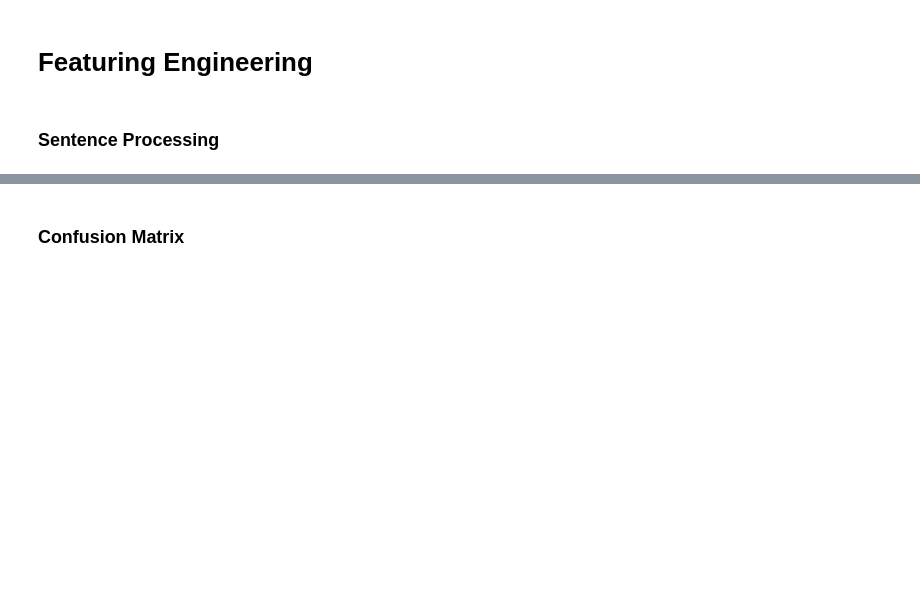
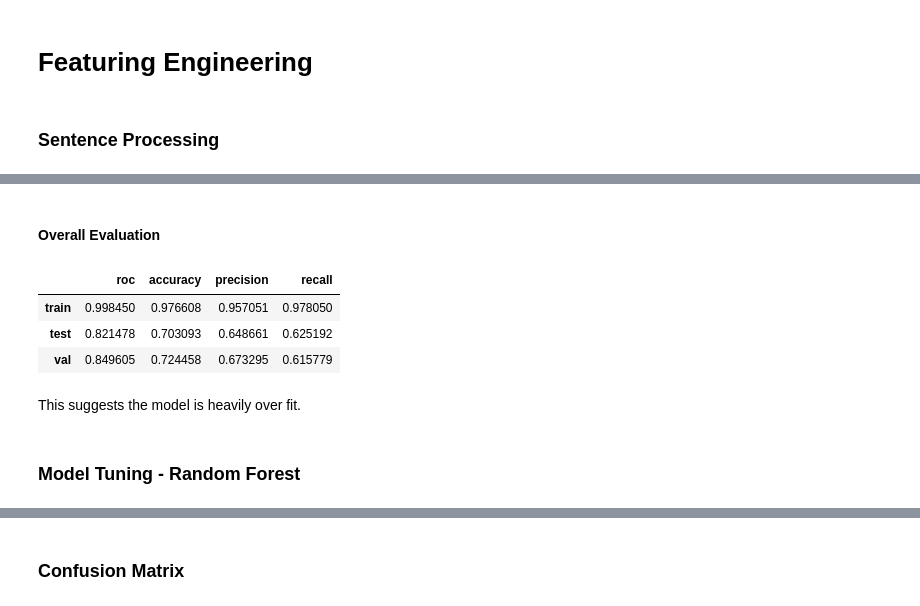
Before and after one commit to j4mes12/ITDA_Coursework, a Jupyter notebook: Task 1/Task 1.ipynb, the cells around one changed output, grey strips where cells are left out. Drawn from its saved outputs; the diff is of its cells as text; code cells hidden in the pictures; blank space fills up the shorter version.

Commit message:
cleaning

```diff
--- a/Task 1/Task 1.ipynb
+++ b/Task 1/Task 1.ipynb
@@ -178,4 +197,4 @@ tp = np.vectorize(text_preprocessor)
 # %%
-clean_train_sentences = tp(train_sentences)
-clean_test_sentences = tp(test_sentences)
-clean_val_sentences = tp(val_sentences)
+clean_train_sentences = vect_text_preprocess(train_sentences)
+clean_test_sentences = vect_text_preprocess(test_sentences)
+clean_val_sentences = vect_text_preprocess(val_sentences)
@@ -270,3 +390,22 @@ weighted avg       0.73      0.73      0.70       970
+# %% [markdown]
+#### Overall Evaluation
+# %%
+model_metrics = {
+    'train' :get_model_metrics(nb_tuned, **train_data),
+    'test' : get_model_metrics(nb_tuned, **test_data),
+    'val' : get_model_metrics(nb_tuned, **val_data)
+}
+
+pd.DataFrame(model_metrics).T
+# %% [output]
+|  | roc | accuracy | precision | recall |
+| train | 0.998450 | 0.976608 | 0.957051 | 0.978050 |
+| test | 0.821478 | 0.703093 | 0.648661 | 0.625192 |
+| val | 0.849605 | 0.724458 | 0.673295 | 0.615779 |
+# %% [markdown]
+This suggests the model is heavily over fit.
+# %% [markdown]
+### Model Tuning - Random Forest
 # %%
 # rf_base_params = {
 #     'verbose' : 0,
```
Also changed, not shown: parts of 42 cells of this notebook.
